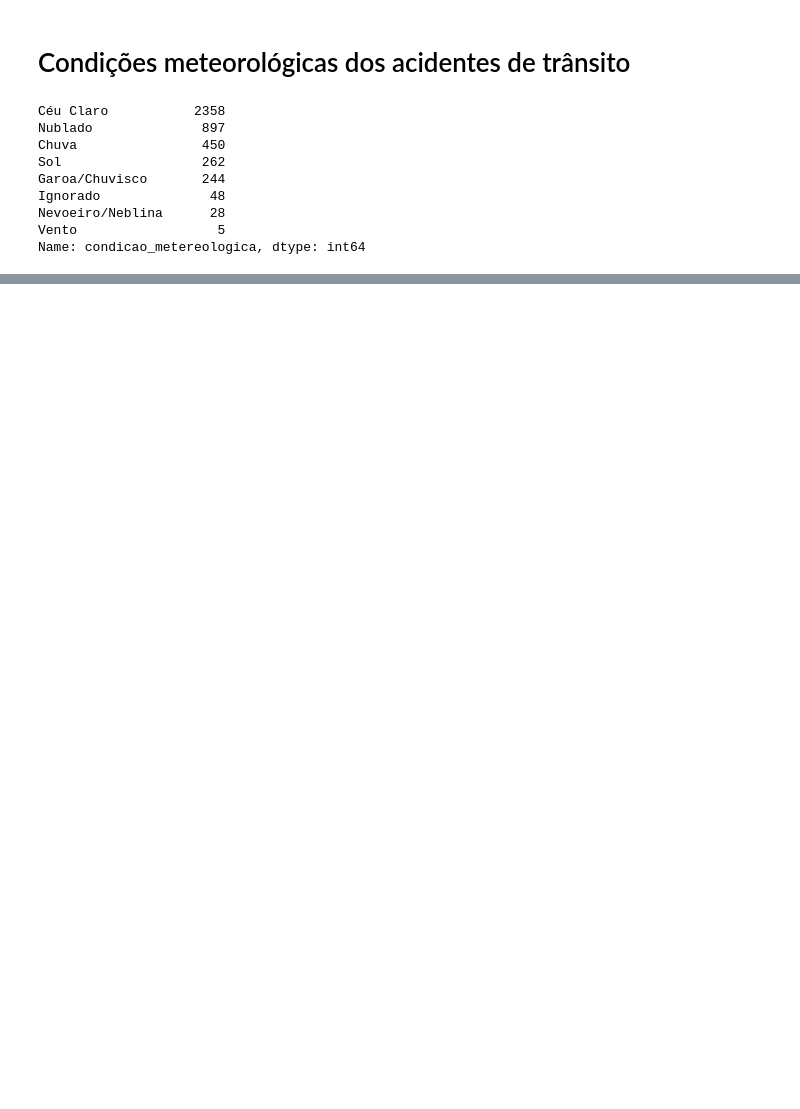
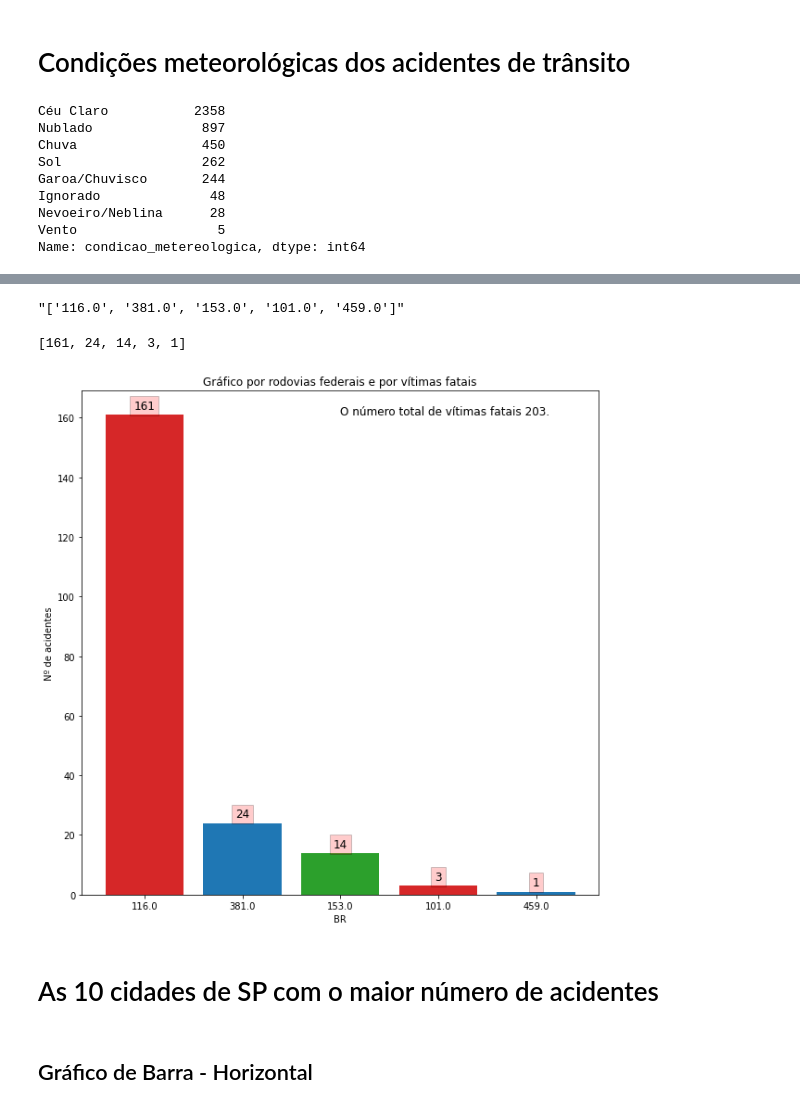
Before and after one commit to WellersonPrenholato/data-analytics-PRF-2021, a Jupyter notebook: PRF_2021.ipynb, the cells around one changed output, grey strips where cells are left out. Drawn from its saved outputs; the diff is of its cells as text; code cells hidden in the pictures; blank space fills up the shorter version.

```diff
--- a/PRF_2021.ipynb
+++ b/PRF_2021.ipynb
@@ -153,0 +323,3 @@ Name: condicao_metereologica, dtype: int64
+# %%
+filter_data = data.query("classificacao_acidente == 'Com Vítimas Fatais'")
+# filter_data
@@ -153,0 +339,44 @@ Name: condicao_metereologica, dtype: int64
+# %%
+dict_br_filter = dict(filter_data['br'].value_counts())
+# %%
+list_br_filter_keys = list(dict_br_filter.keys())
+str(list_br_filter_keys)
+# %% [output]
+"['116.0', '381.0', '153.0', '101.0', '459.0']"
+# %%
+list_br_filter_values = list(dict_br_filter.values())
+list_br_filter_values
+# %% [output]
+[161, 24, 14, 3, 1]
+# %%
+def addlabels(x,y):
+    for i in range(len(x)):
+        plt.text(i,y[i]+3,y[i], fontsize=12, horizontalalignment='center',
+     verticalalignment='center', bbox=dict(facecolor='red', alpha=0.2))
+
+
+bar_colors = ['tab:red', 'tab:blue', 'tab:green']
+plt.figure(figsize=(10,10))
+
+plt.bar(list_br_filter_keys, list_br_filter_values,
+         color=bar_colors)
+
+plt.xlabel('BR')
+plt.ylabel('Nº de acidentes')
+plt.title('Gráfico por rodovias federais e por vítimas fatais')
+
+# calling the function to add value labels
+addlabels(list_br_filter_keys, list_br_filter_values)
+
+max_list_br_filter_values = max(list_br_filter_values)
+
+
+plt.text(ultima_posicao - 7, max_list_br_filter_values, f"O número total de vítimas fatais {sum(list_br_filter_values)}.", fontsize=12)
+
+plt.show()
+# %% [output]
+[figure, added]
+# %% [markdown]
+# As 10 cidades de SP com o maior número de acidentes
+# %% [markdown]
+## Gráfico de Barra - Horizontal
```
Also changed, not shown: parts of 48 cells of this notebook.
